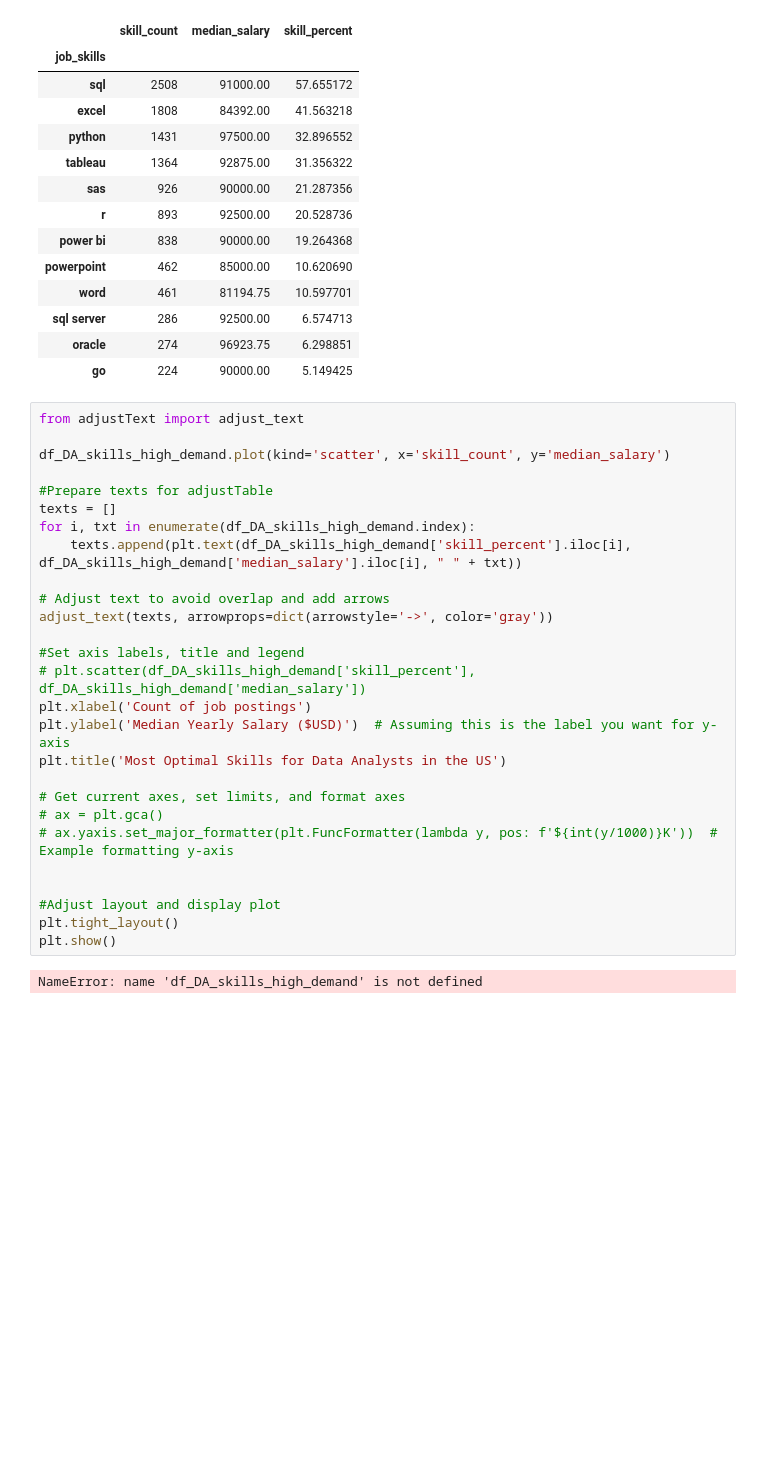
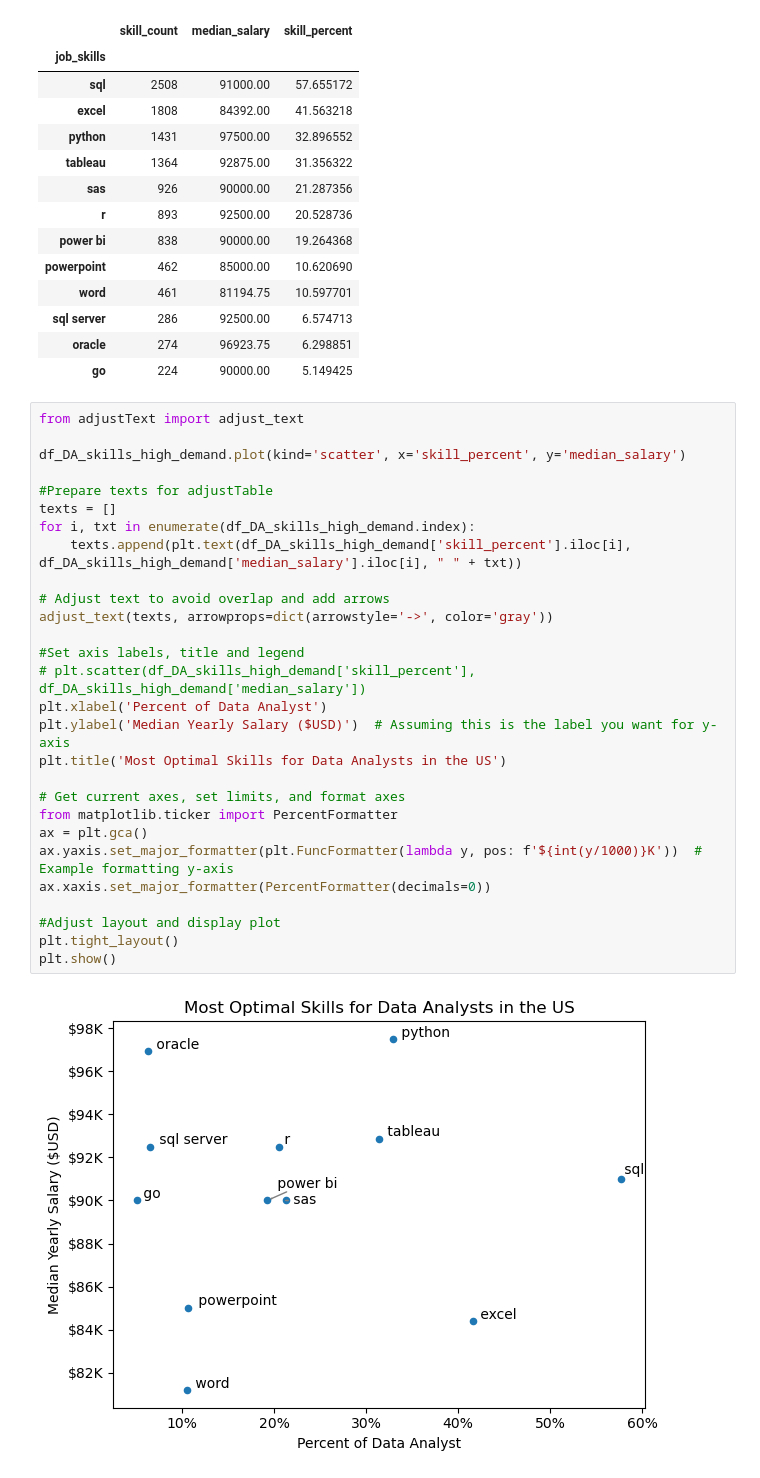
Before and after one commit to shofianaulfa/Python_Data_Analyst_Portfolio, a Jupyter notebook: PROJECT_DATA_ANALYST/5_Optimal_Skills.ipynb, the cells around one changed output. Drawn from its saved outputs; the diff is of its cells as text; blank space fills up the shorter version.

Commit message:
edit optimal skills

```diff
--- a/PROJECT_DATA_ANALYST/5_Optimal_Skills.ipynb
+++ b/PROJECT_DATA_ANALYST/5_Optimal_Skills.ipynb
@@ -86,29 +86,30 @@ df_DA_skills_high_demand
 # %%
 from adjustText import adjust_text
 
-df_DA_skills_high_demand.plot(kind='scatter', x='skill_count', y='median_salary')
+df_DA_skills_high_demand.plot(kind='scatter', x='skill_percent', y='median_salary')
 
 #Prepare texts for adjustTable
 texts = []
 for i, txt in enumerate(df_DA_skills_high_demand.index):
     texts.append(plt.text(df_DA_skills_high_demand['skill_percent'].iloc[i], df_DA_skills_high_demand['median_salary'].iloc[i], " " + txt))
 
 # Adjust text to avoid overlap and add arrows
 adjust_text(texts, arrowprops=dict(arrowstyle='->', color='gray'))
 
 #Set axis labels, title and legend
 # plt.scatter(df_DA_skills_high_demand['skill_percent'], df_DA_skills_high_demand['median_salary'])
-plt.xlabel('Count of job postings')
+plt.xlabel('Percent of Data Analyst')
 plt.ylabel('Median Yearly Salary ($USD)')  # Assuming this is the label you want for y-axis
 plt.title('Most Optimal Skills for Data Analysts in the US')
 
 # Get current axes, set limits, and format axes
-# ax = plt.gca()
-# ax.yaxis.set_major_formatter(plt.FuncFormatter(lambda y, pos: f'${int(y/1000)}K'))  # Example formatting y-axis
-
+from matplotlib.ticker import PercentFormatter
+ax = plt.gca()
+ax.yaxis.set_major_formatter(plt.FuncFormatter(lambda y, pos: f'${int(y/1000)}K'))  # Example formatting y-axis
+ax.xaxis.set_major_formatter(PercentFormatter(decimals=0))
 
 #Adjust layout and display plot
 plt.tight_layout()
 plt.show()
 # %% [output]
-NameError: name 'df_DA_skills_high_demand' is not defined
+[figure, added]
```
Also changed, not shown: parts of 7 cells of this notebook.
